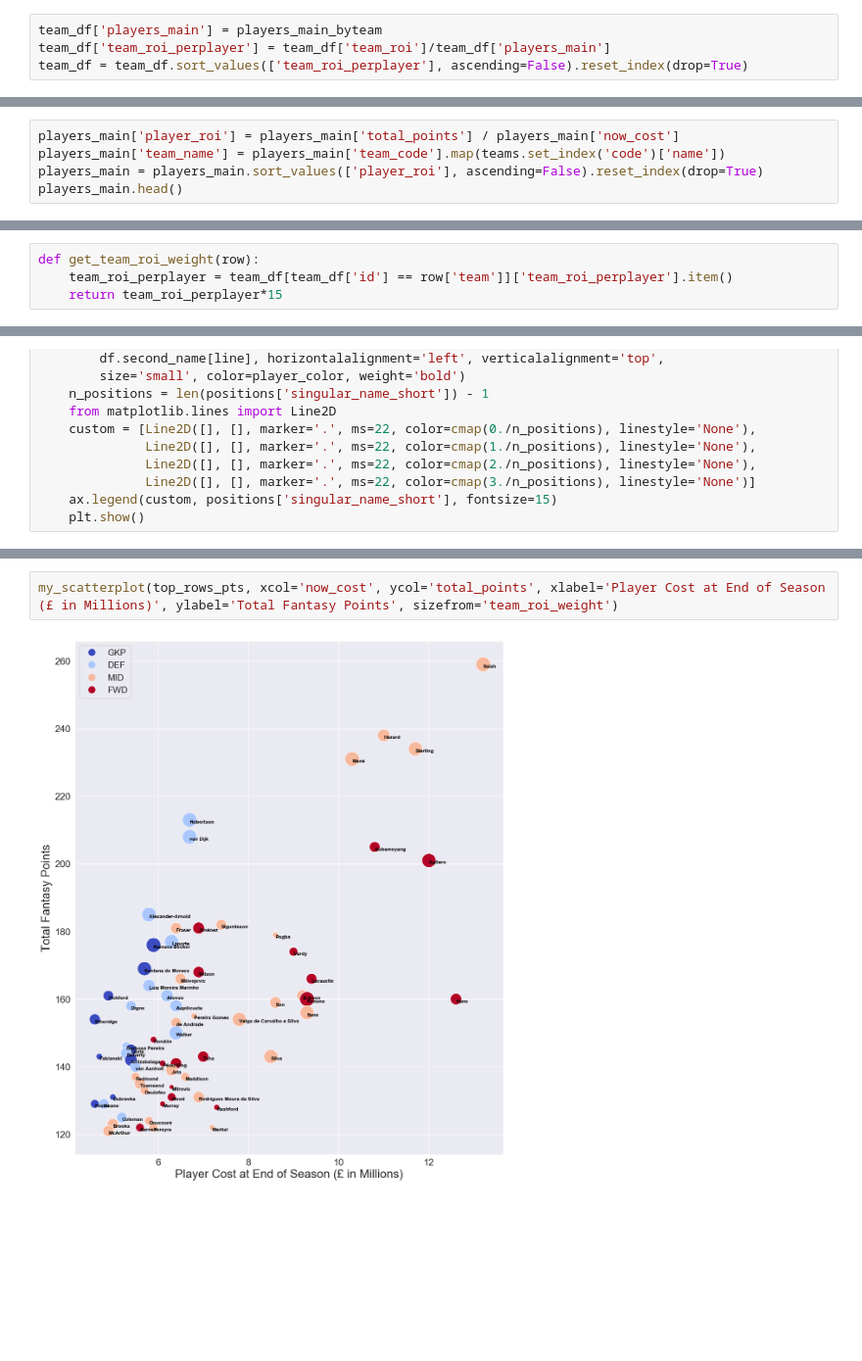
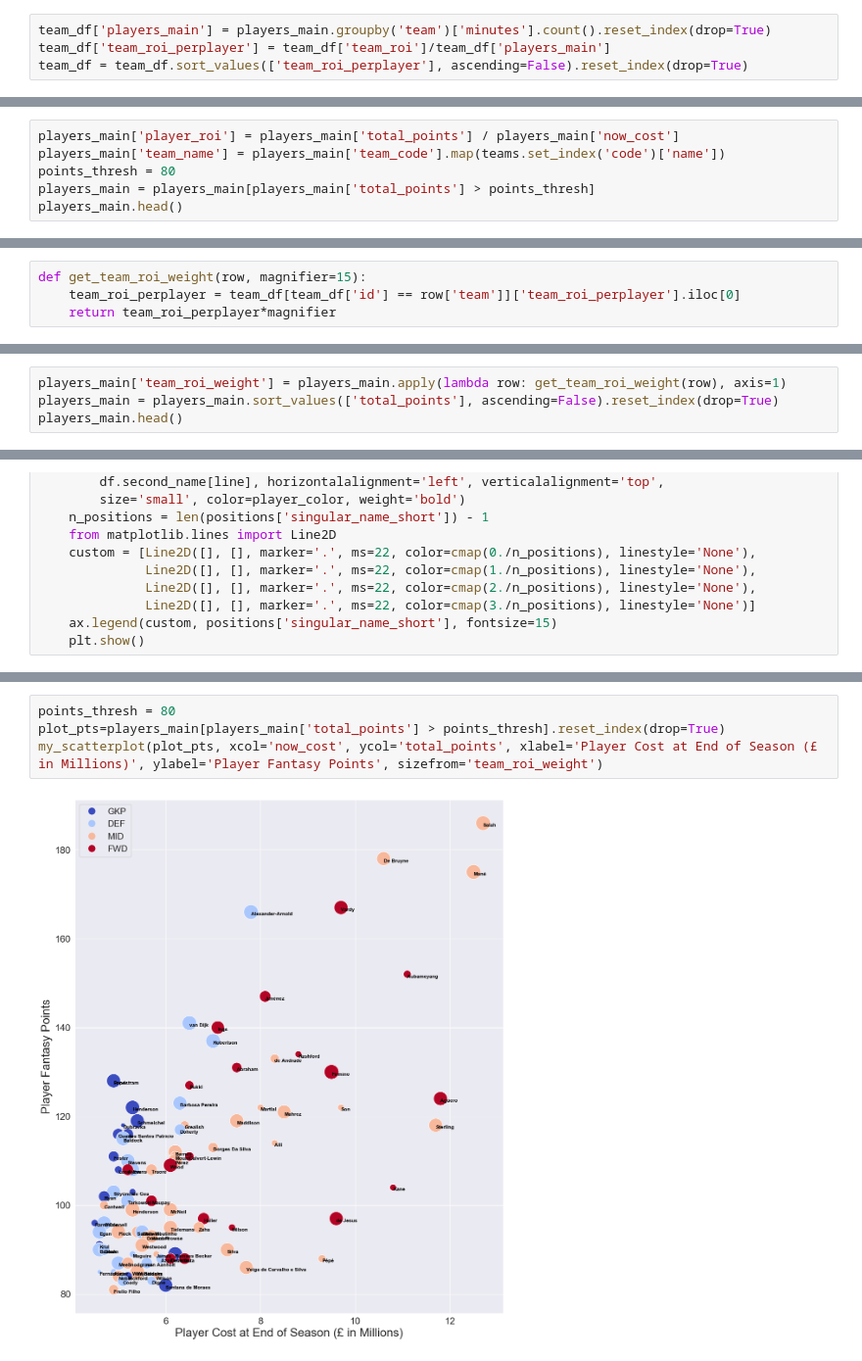
Before and after one commit to pierrewinter/API_Fantasy_Player_Recommender, a Jupyter notebook: api_soccer_data.ipynb, the cells around one changed output, grey strips where cells are left out. Shown at 98% size. Saved outputs shown, nothing was run; the diff lists cells and outputs as text; blank space fills up the shorter version.

```diff
--- a/api_soccer_data.ipynb
+++ b/api_soccer_data.ipynb
@@ -153,5 +159,5 @@ players_main_byteam = players_main.groupby('team')['minutes'].count().reset_inde
 # %%
-team_df['players_main'] = players_main_byteam
+team_df['players_main'] = players_main.groupby('team')['minutes'].count().reset_index(drop=True)
 team_df['team_roi_perplayer'] = team_df['team_roi']/team_df['players_main']
 team_df = team_df.sort_values(['team_roi_perplayer'], ascending=False).reset_index(drop=True)
 # %% [markdown]
@@ -165,6 +171,7 @@ my_barplot(team_df, xcol='name', ycol='team_roi_perplayer', xlabel='', ylabel='T
 # %%
 players_main['player_roi'] = players_main['total_points'] / players_main['now_cost']
 players_main['team_name'] = players_main['team_code'].map(teams.set_index('code')['name'])
-players_main = players_main.sort_values(['player_roi'], ascending=False).reset_index(drop=True)
+points_thresh = 80
+players_main = players_main[players_main['total_points'] > points_thresh]
 players_main.head()
 # %% [output]
@@ -218,4 +191,4 @@ display(top_roi_all)
 # %%
-def get_team_roi_weight(row):
-    team_roi_perplayer = team_df[team_df['id'] == row['team']]['team_roi_perplayer'].item()
-    return team_roi_perplayer*15
+def get_team_roi_weight(row, magnifier=15):
+    team_roi_perplayer = team_df[team_df['id'] == row['team']]['team_roi_perplayer'].iloc[0]
+    return team_roi_perplayer*magnifier
@@ -264,0 +195,4 @@ display(top_pts_fwds)
+# %%
+players_main['team_roi_weight'] = players_main.apply(lambda row: get_team_roi_weight(row), axis=1)
+players_main = players_main.sort_values(['total_points'], ascending=False).reset_index(drop=True)
+players_main.head()
@@ -287,4 +232,6 @@ def my_scatterplot(df, xcol, ycol, xlabel, ylabel, sizefrom):
 # %%
-my_scatterplot(top_rows_pts, xcol='now_cost', ycol='total_points', xlabel='Player Cost at End of Season (£ in Millions)', ylabel='Total Fantasy Points', sizefrom='team_roi_weight')
+points_thresh = 80
+plot_pts=players_main[players_main['total_points'] > points_thresh].reset_index(drop=True)
+my_scatterplot(plot_pts, xcol='now_cost', ycol='total_points', xlabel='Player Cost at End of Season (£ in Millions)', ylabel='Player Fantasy Points', sizefrom='team_roi_weight')
 # %% [output]
-[figure, old version]
+[figure, new version]
```
Also changed, not shown: parts of 40 cells of this notebook, 2 other files.
